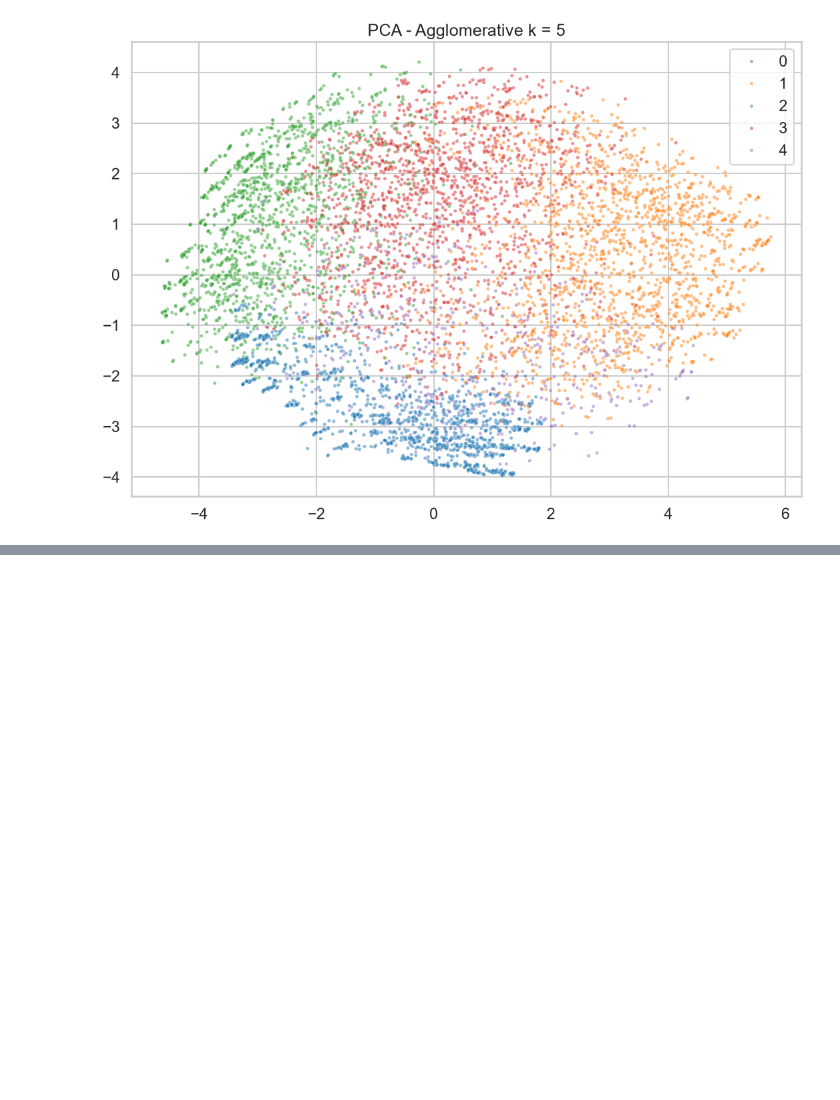
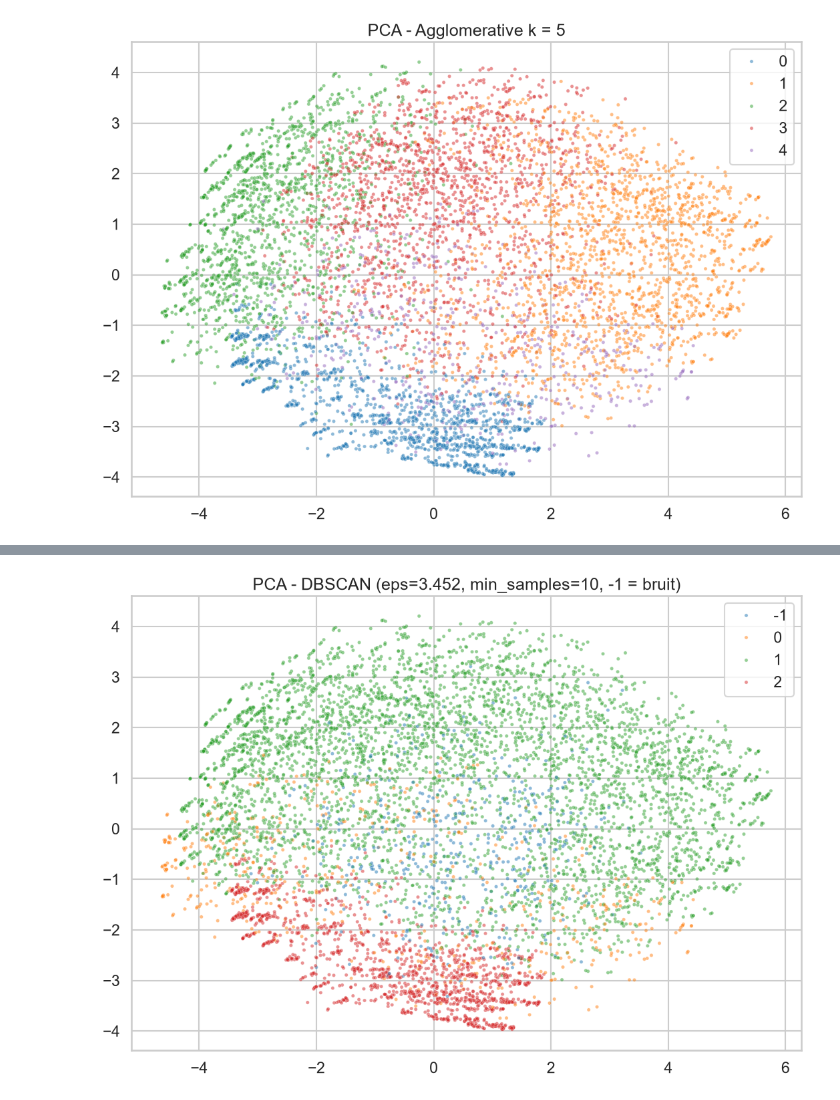
Before and after one commit to doughmi-ilyas/customer-churn-prediction, a Jupyter notebook: notebooks/02_clusters.ipynb, the cells around one changed output, grey strips where cells are left out. Cells and saved outputs as stored; diff of their text form; code cells hidden in the pictures; blank space fills up the shorter version.

```diff
--- a/notebooks/02_clusters.ipynb
+++ b/notebooks/02_clusters.ipynb
@@ -202,0 +214,20 @@ plt.show()
+# %%
+rows = []
+for min_samples in [5, 10, 20]:
+    for pct in [75, 85, 90, 95]:
+        eps = float(np.percentile(kdist, pct))
+        labels = DBSCAN(eps=eps, min_samples=min_samples).fit_predict(X)
+        n_clusters = len(set(labels) - {-1})
+        mask = labels != -1
+        rows.append(
+            {
+                "min_samples": min_samples,
+                "eps": round(eps, 3),
+                "n_clusters": n_clusters,
+                "noise_pct": round((~mask).mean(), 3),
+                "silhouette": silhouette_score(X[mask], labels[mask]) if n_clusters >= 2 else np.nan,
+            }
+        )
+sweep_db = pd.DataFrame(rows)
+best_db = sweep_db.dropna().sort_values("silhouette", ascending=False).iloc[0]
+sweep_db.round(4)
@@ -202,0 +248,10 @@ plt.show()
+# %%
+labels_db = DBSCAN(eps=best_db["eps"], min_samples=int(best_db["min_samples"])).fit_predict(X)
+fig, ax = plt.subplots(figsize=(11, 8))
+sns.scatterplot(x=coords[:, 0], y=coords[:, 1], hue=labels_db, palette="tab10", alpha=0.5, s=14, ax=ax)
+ax.set_title(f"PCA - DBSCAN (eps={best_db['eps']}, min_samples={int(best_db['min_samples'])}, -1 = bruit)")
+fig.tight_layout()
+fig.savefig(f"{FIG_DIR}/15_pca_dbscan.png", dpi=110, bbox_inches="tight")
+plt.show()
+# %% [output]
+[figure, added]
```
Also changed, not shown: parts of 3 cells of this notebook, 2 other files.
